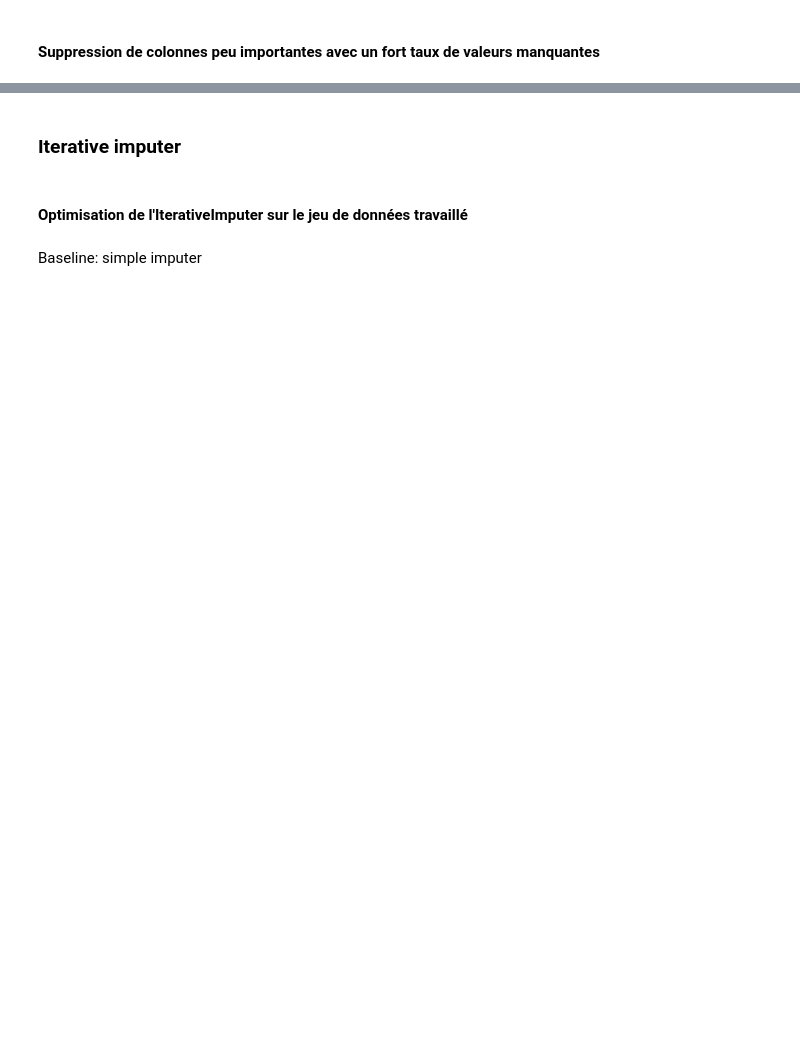
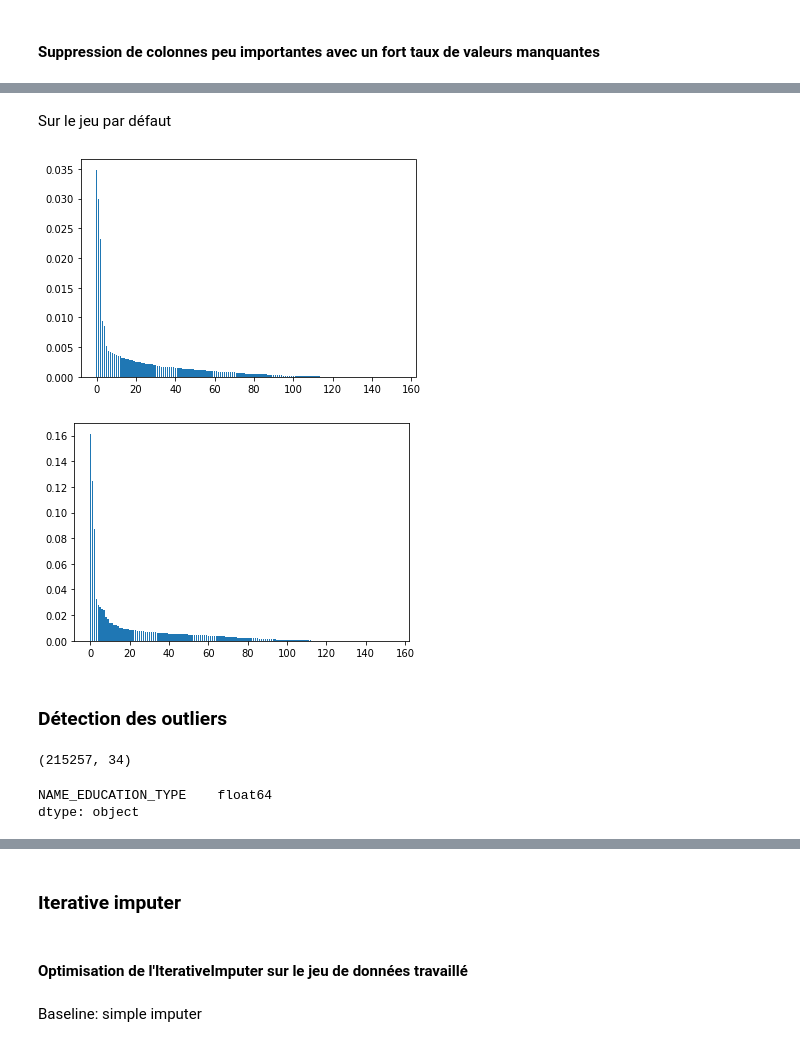
Before and after one commit to pyb-data/credit_scoring, a Jupyter notebook: Data_Preparation.ipynb, the cells around one changed output, grey strips where cells are left out. Saved outputs shown, nothing was run; the diff lists cells and outputs as text; code cells hidden in the pictures; blank space fills up the shorter version.

```diff
--- a/Data_Preparation.ipynb
+++ b/Data_Preparation.ipynb
@@ -1187,0 +1394,10 @@ del dfApplicationDefault['PREV_NAME_CASH_LOAN_PURPOSE']
+# %% [markdown]
+Sur le jeu par défaut
+# %%
+plt.bar([x for x in range(len(imp_d))], imp_d['perm_imp'].sort_values(ascending=False))
+plt.show()
+plt.bar([x for x in range(len(imp_d))], imp_d['impMedian'].sort_values(ascending=False))
+plt.show()
+# %% [output]
+[figure, added]
+[figure, added]
@@ -1187,0 +1411,2 @@ del dfApplicationDefault['PREV_NAME_CASH_LOAN_PURPOSE']
+# %% [markdown]
+### Détection des outliers
@@ -1187,0 +1452,4 @@ del dfApplicationDefault['PREV_NAME_CASH_LOAN_PURPOSE']
+# %%
+dfApplicationWorked.shape
+# %% [output]
+(215257, 34)
@@ -1187,0 +1462,5 @@ del dfApplicationDefault['PREV_NAME_CASH_LOAN_PURPOSE']
+# %%
+dfApplicationWorkedSvg[['NAME_EDUCATION_TYPE']].dtypes
+# %% [output]
+NAME_EDUCATION_TYPE    float64
+dtype: object
```
Also changed, not shown: parts of 79 cells of this notebook.
